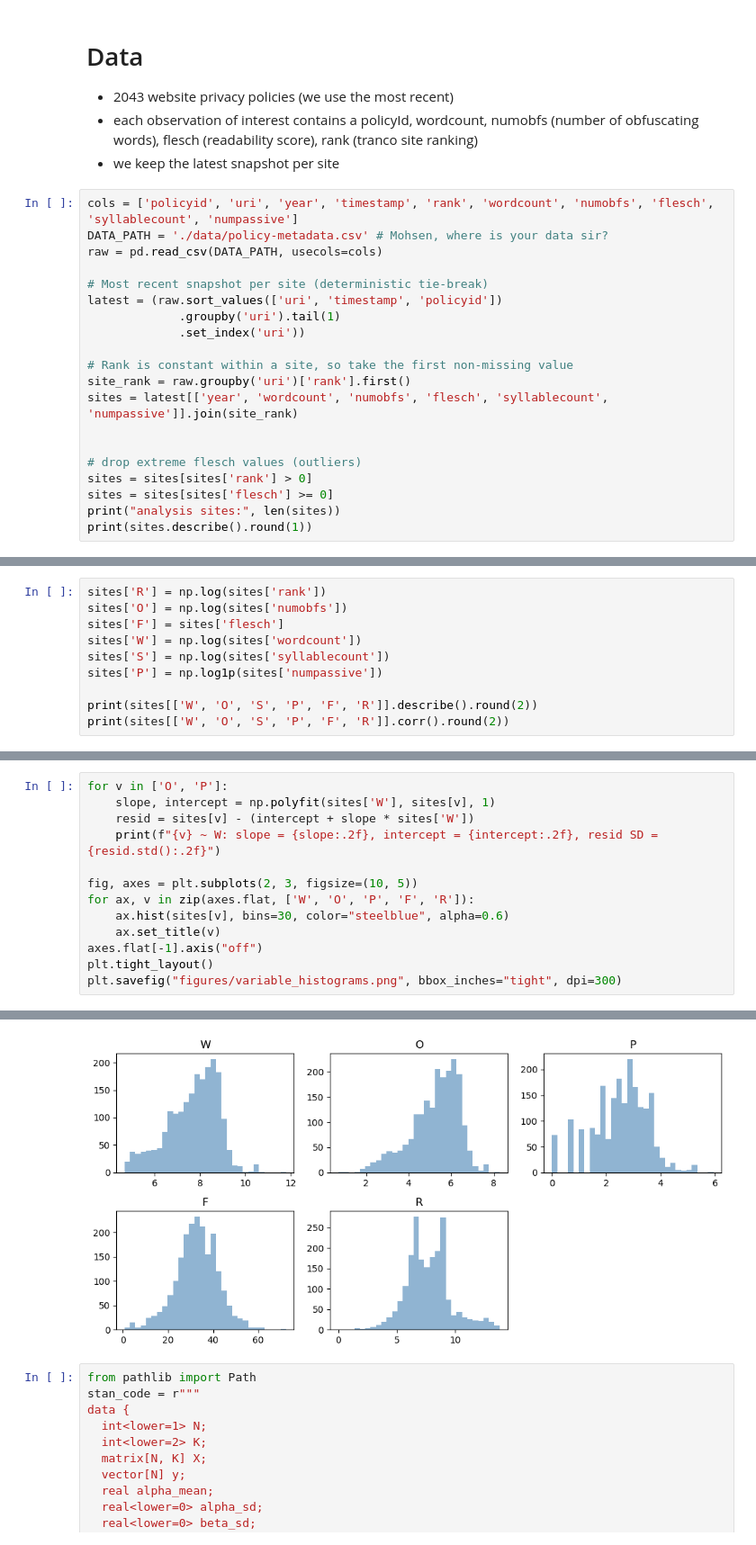
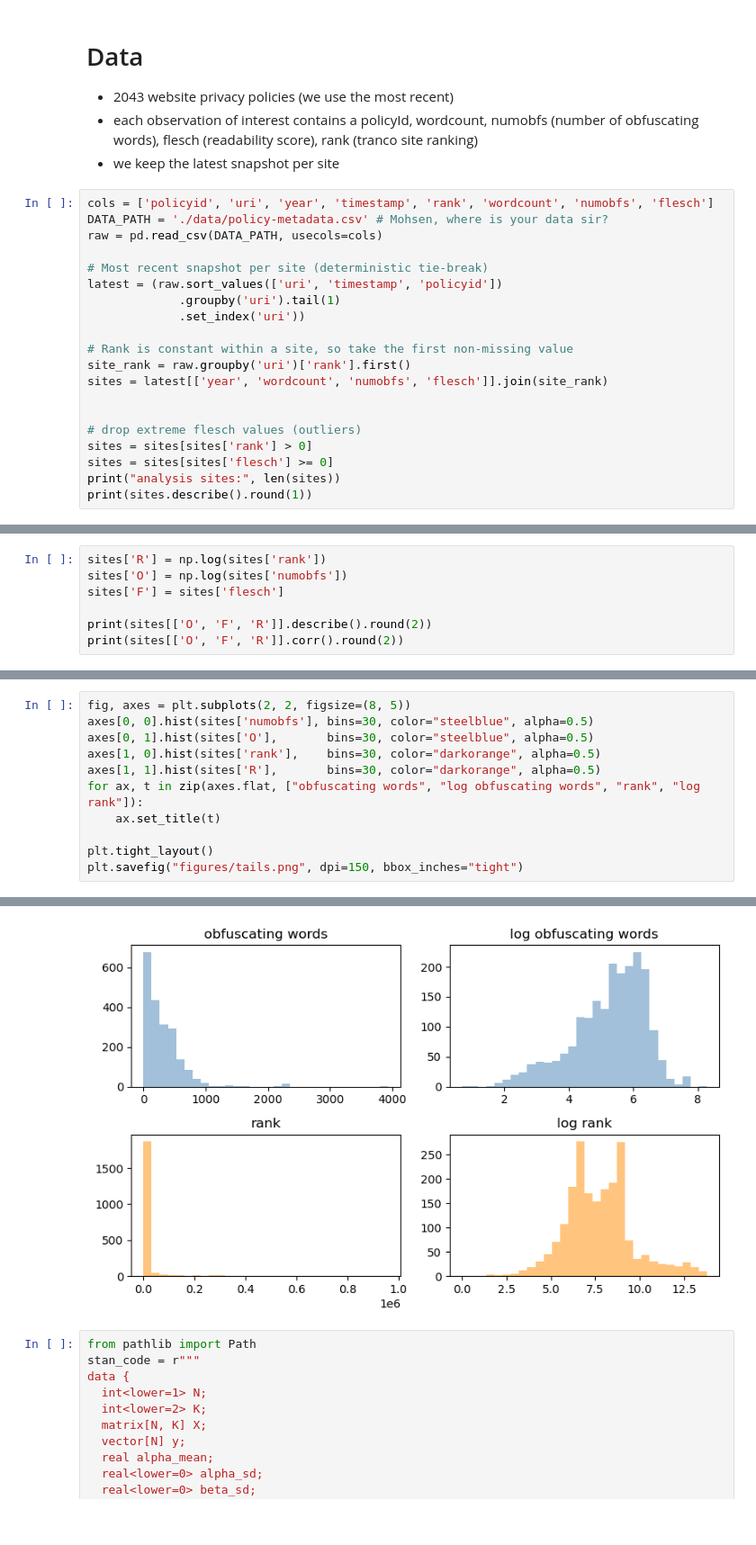
Before and after one commit to marobinette/bayesian_statistics, a Jupyter notebook: portfolio/3/portfolio.ipynb, the cells around one changed output, grey strips where cells are left out. Shown at 90% size. Drawn from its saved outputs; the diff is of its cells as text; blank space fills up the shorter version.

```diff
--- a/portfolio/3/portfolio.ipynb
+++ b/portfolio/3/portfolio.ipynb
@@ -41,7 +41,7 @@ memory usage: 132.9+ MB
 - each observation of interest contains a policyId, wordcount, numobfs (number of obfuscating words), flesch (readability score), rank (tranco site ranking)
 - we keep the latest snapshot per site
 # %%
-cols = ['policyid', 'uri', 'year', 'timestamp', 'rank', 'wordcount', 'numobfs', 'flesch', 'syllablecount', 'numpassive']
+cols = ['policyid', 'uri', 'year', 'timestamp', 'rank', 'wordcount', 'numobfs', 'flesch']
 DATA_PATH = './data/policy-metadata.csv' # Mohsen, where is your data sir?
 raw = pd.read_csv(DATA_PATH, usecols=cols)
 
@@ -52,7 +52,7 @@ latest = (raw.sort_values(['uri', 'timestamp', 'policyid'])
 
 # Rank is constant within a site, so take the first non-missing value
 site_rank = raw.groupby('uri')['rank'].first()
-sites = latest[['year', 'wordcount', 'numobfs', 'flesch', 'syllablecount', 'numpassive']].join(site_rank)
+sites = latest[['year', 'wordcount', 'numobfs', 'flesch']].join(site_rank)
 
 
 # drop extreme flesch values (outliers)
@@ -75,10 +75,7 @@ max    2021.0   132546.0   3935.0    72.3       255859.0       379.0  960506.0
 sites['R'] = np.log(sites['rank'])
 sites['O'] = np.log(sites['numobfs'])
 sites['F'] = sites['flesch']
-sites['W'] = np.log(sites['wordcount'])
-sites['S'] = np.log(sites['syllablecount'])
-sites['P'] = np.log1p(sites['numpassive'])
 
-print(sites[['W', 'O', 'S', 'P', 'F', 'R']].describe().round(2))
-print(sites[['W', 'O', 'S', 'P', 'F', 'R']].corr().round(2))
+print(sites[['O', 'F', 'R']].describe().round(2))
+print(sites[['O', 'F', 'R']].corr().round(2))
 # %% [output]
@@ -101,14 +95,12 @@ R -0.19 -0.17 -0.19 -0.16  0.10  1.00
 # %%
-for v in ['O', 'P']:
-    slope, intercept = np.polyfit(sites['W'], sites[v], 1)
-    resid = sites[v] - (intercept + slope * sites['W'])
-    print(f"{v} ~ W: slope = {slope:.2f}, intercept = {intercept:.2f}, resid SD = {resid.std():.2f}")
+fig, axes = plt.subplots(2, 2, figsize=(8, 5))
+axes[0, 0].hist(sites['numobfs'], bins=30, color="steelblue", alpha=0.5)
+axes[0, 1].hist(sites['O'],       bins=30, color="steelblue", alpha=0.5)
+axes[1, 0].hist(sites['rank'],    bins=30, color="darkorange", alpha=0.5)
+axes[1, 1].hist(sites['R'],       bins=30, color="darkorange", alpha=0.5)
+for ax, t in zip(axes.flat, ["obfuscating words", "log obfuscating words", "rank", "log rank"]):
+    ax.set_title(t)
 
-fig, axes = plt.subplots(2, 3, figsize=(10, 5))
-for ax, v in zip(axes.flat, ['W', 'O', 'P', 'F', 'R']):
-    ax.hist(sites[v], bins=30, color="steelblue", alpha=0.6)
-    ax.set_title(v)
-axes.flat[-1].axis("off")
 plt.tight_layout()
-plt.savefig("figures/variable_histograms.png", bbox_inches="tight", dpi=300)
+plt.savefig("figures/tails.png", dpi=150, bbox_inches="tight")
 # %% [output]
@@ -117,4 +107,4 @@ P ~ W: slope = 0.82, intercept = -3.81, resid SD = 0.46
-[figure, old version]
+[figure, new version]
 # %%
 from pathlib import Path
 stan_code = r"""
```
Also changed, not shown: parts of 7 cells of this notebook, 4 other files.
